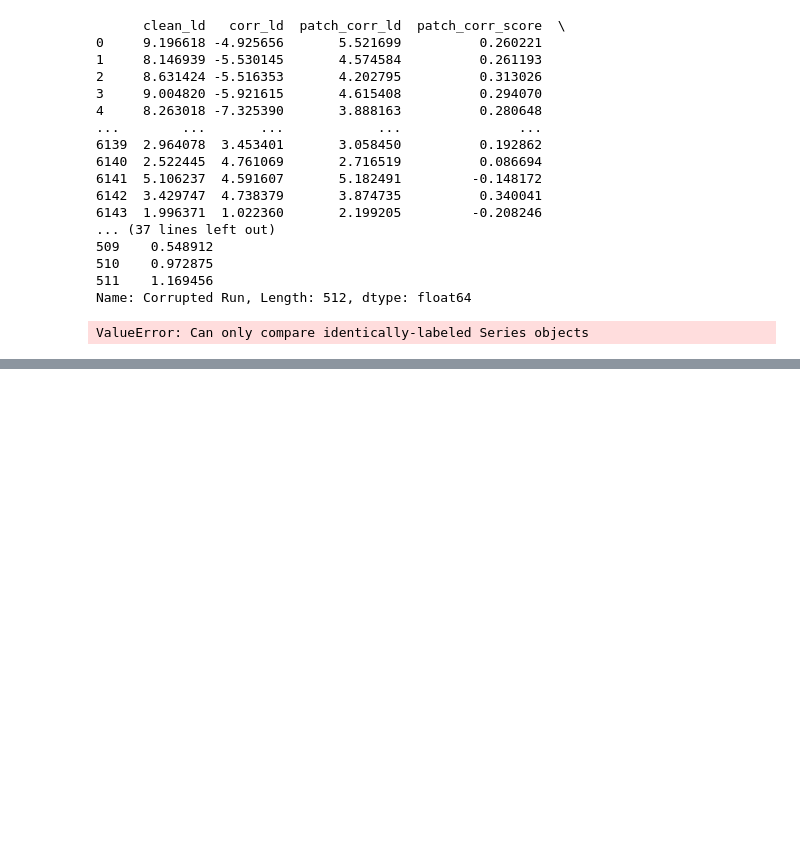
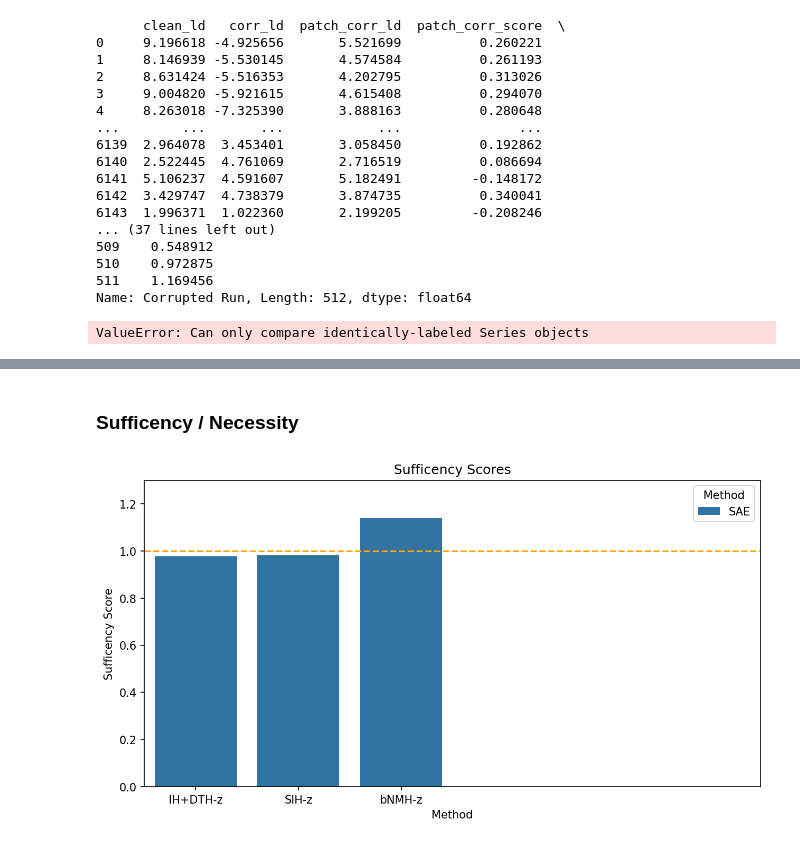
Before and after one commit to ghidav/sae-transfer-learning, a Jupyter notebook: eval_analysis.ipynb, the cells around one changed output, grey strips where cells are left out. Cells and saved outputs as stored; diff of their text form; code cells hidden in the pictures; blank space fills up the shorter version.

```diff
--- a/eval_analysis.ipynb
+++ b/eval_analysis.ipynb
@@ -557,0 +565,38 @@ plt.show()
+# %% [markdown]
+### Sufficency / Necessity
+# %%
+dfs = []
+
+path = 'tasks/ioi/sn-scores-transfer/'
+
+for file in os.listdir(path):
+    if file.endswith('.json'):
+        file_name = file.split('.')[0]
+        data = pd.read_json(os.path.join(path, file))
+        data['node'] = file_name
+        dfs.append(data)
+
+df = pd.concat(dfs, ignore_index=True)
+# %%
+sufficency_df = df[['node', 'clean_ld', 'sae_full_ld']].copy()
+necessity_df = df[['node', 'clean_ld', 'sae_average_ld', 'ablation_ld']].copy()
+# %%
+sufficency_df['sae_diff'] = sufficency_df['clean_ld'] - sufficency_df['sae_full_ld']
+# %%
+scores_df = sufficency_df.groupby('node').mean()
+
+scores_df['sae_score'] = 1 - scores_df['sae_diff'] / scores_df['clean_ld']
+# %%
+scores = scores_df[['sae_score']].reset_index()
+scores.columns = ['Node', 'SAE']
+
+plt.figure(figsize=(10, 5), dpi=150)
+ax = sns.barplot(data=scores.melt(id_vars='Node', var_name='Method', value_name='Sufficency Score'), x='Node', y='Sufficency Score', hue='Method')
+ax.set(xlabel='Method', ylabel='Sufficency Score')
+plt.hlines(1, -.5, 5.5, linestyles='dashed', colors='orange')
+plt.ylim(0, 1.3)
+plt.xlim(-.5, 5.5)
+plt.title('Sufficency Scores')
+plt.show()
+# %% [output]
+[figure, added]
```
Also changed, not shown: parts of 31 cells of this notebook, 8 other files.
